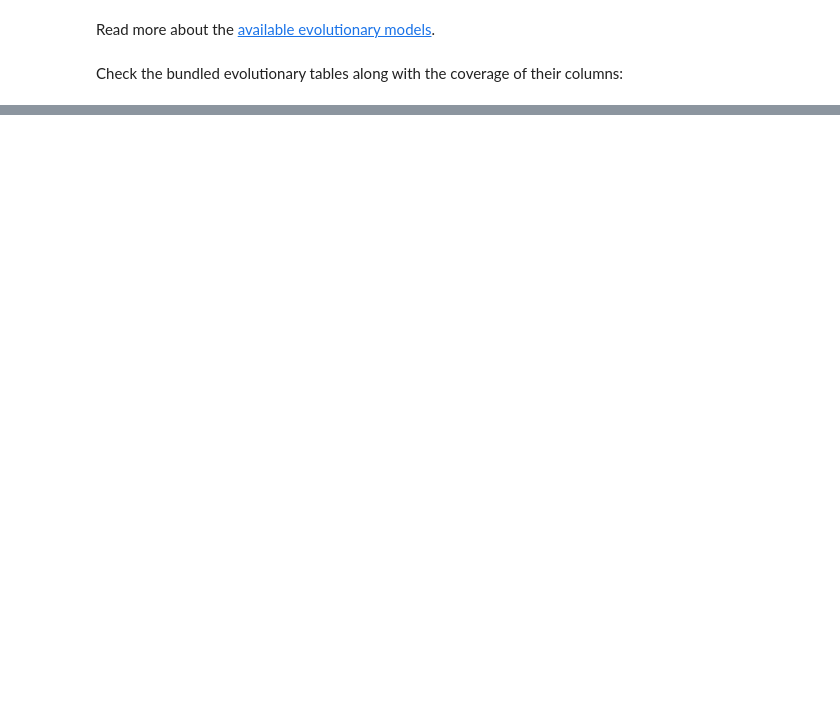
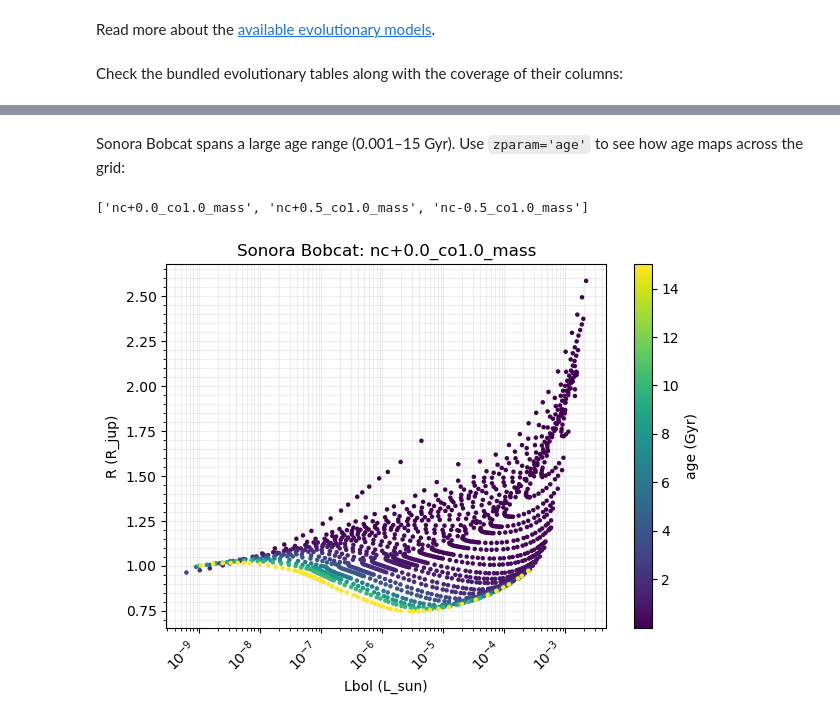
Before and after one commit to suarezgenaro/seda, a Jupyter notebook: docs/notebooks/tutorial_evolutionary_models_examination.ipynb, the cells around one changed output, grey strips where cells are left out. Drawn from its saved outputs; the diff is of its cells as text; code cells hidden in the pictures; blank space fills up the shorter version.

```diff
--- a/docs/notebooks/tutorial_evolutionary_models_examination.ipynb
+++ b/docs/notebooks/tutorial_evolutionary_models_examination.ipynb
@@ -126,0 +137,24 @@ fig, ax = seda.plots.plot_evolutionary_coverage(model=model, filename=filename,
+# %% [markdown]
+Sonora Bobcat spans a large age range (0.001–15 Gyr). Use ``zparam='age'`` to see how age maps across the grid:
+# %%
+model = 'Sonora_Bobcat'
+filename = 'nc+0.0_co1.0_mass'  # cloud-free evolution at solar metallicity
+
+print(seda.models.EvolutionaryModels(model).available_tables)
+
+xparam = 'Lbol'
+yparam = 'R'
+zparam = 'age'
+
+fig, ax = seda.plots.plot_evolutionary_coverage(
+    model=model,
+    filename=filename,
+    xparam=xparam,
+    yparam=yparam,
+    zparam=zparam,
+    xlog=True,
+    save=True,
+)
+# %% [output]
+['nc+0.0_co1.0_mass', 'nc+0.5_co1.0_mass', 'nc-0.5_co1.0_mass']
+[figure, added]
```
Also changed, not shown: parts of 21 cells of this notebook, 1 other file.
